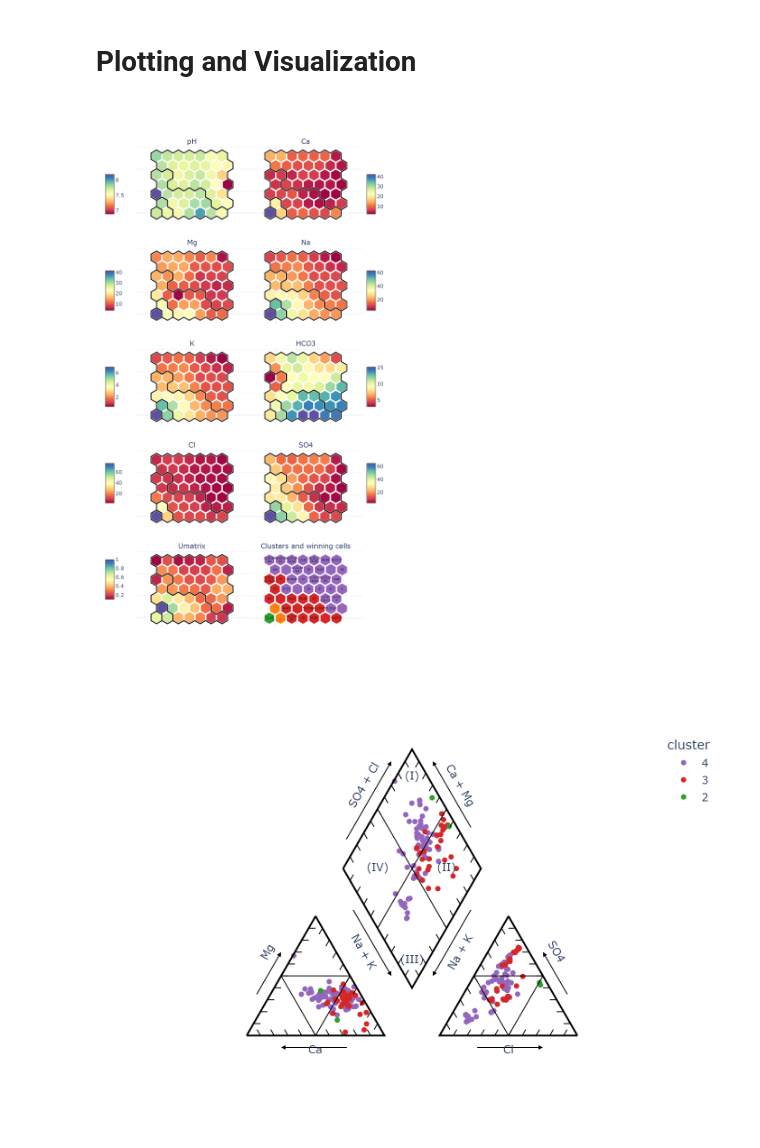
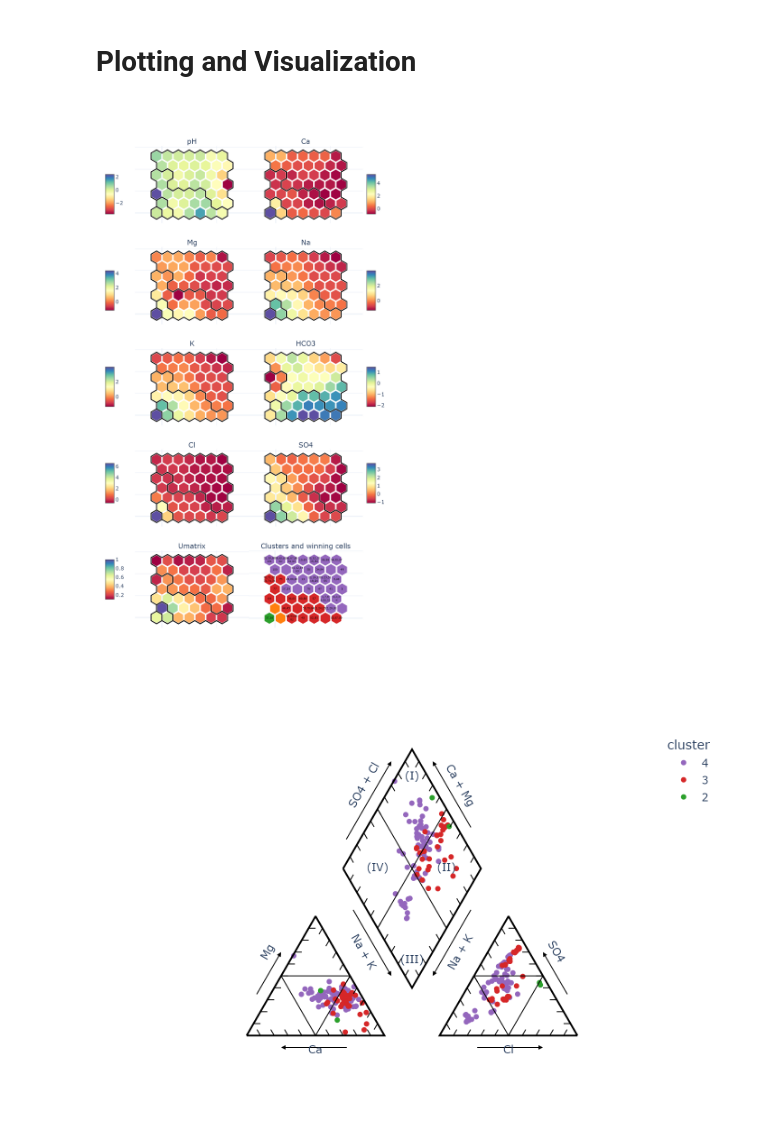
Before and after one commit to NorskRegnesentral/hydro-som, a Jupyter notebook: experimentation.ipynb, the cells around one changed output. Cells and saved outputs as stored; diff of their text form; code cells hidden in the pictures.

```diff
--- a/experimentation.ipynb
+++ b/experimentation.ipynb
@@ -164,20 +153,21 @@ cluster_results = []
 
 for i in range(2, max_clusters):
     flat_labels = hierarchy.fcluster(links, i, 'maxclust')
-    dbi = davies_bouldin_score(flat_weights, flat_labels) if len(set(flat_labels)) == i else None
-    cluster_results.append(dict(
-        n_clusters=i,
-        dbi=dbi,
-        labels=flat_labels
-    ))
+    DBI = davies_bouldin_score(flat_weights, flat_labels) if len(set(flat_labels)) == i else None
+    cluster_results.append({
+        "Number of clusters": i,
+        "DBI": DBI,
+        "labels": flat_labels,
+    })
 
 cluster_df = pd.DataFrame.from_dict(cluster_results)
-optimal_cluster = cluster_df.iloc[cluster_df['dbi'].idxmin()]
+optimal_cluster = cluster_df.iloc[cluster_df['DBI'].idxmin()]
 if number_of_clusters is None:
     selected_cluster = optimal_cluster
 else:
-    selected_cluster = cluster_df[cluster_df['n_clusters'] == number_of_clusters].iloc[0]
+    selected_cluster = cluster_df[cluster_df['Number of clusters'] == number_of_clusters].iloc[0]
 # %%
-fig = px.line(cluster_df, x='n_clusters', y='dbi', markers=True)
-fig.layout.title = f"Optimal number of clusters: {optimal_cluster['n_clusters']}"
+fig = px.line(cluster_df, x='Number of clusters', y='DBI', markers=True)
+print(f"Optimal number of clusters: {optimal_cluster["Number of clusters"]}")
+#fig.layout.title = f"Optimal number of clusters: {optimal_cluster['n_clusters']}"
 fig
@@ -214,3 +205,12 @@ for c in np.unique(node_labels):
     matches = node_labels.flatten() == c
     joined_polygon = shapely.union_all([shapely.Polygon(p) for p in node_hexagons[matches]])
     cluster_boundaries[c] = joined_polygon
+# %%
+n_cols = 8
+for lab, sub_df in df.groupby('cluster_label'):
+    print(f"Cluster {lab}: {len(sub_df)} samples")
+    for i, s in enumerate(sub_df['Sample']):
+        print(f"  {s:19}", end="")
+        if i % n_cols == n_cols - 1:
+            print()
+    print("\n")
@@ -250,7 +271,9 @@ def add_som_features(fig: go.Figure, row, col, feature_index, colorbar_settings)
     if feature_index >= weights.shape[2]:
         w = umatrix.copy()
     else:
-        w = inverse_data_transform(weights)[:, :, feature_index]
+        # Applying inverse_data_transform will re-scale the features to their original scale
+        # w = inverse_data_transform(weights)[:, :, feature_index]
+        w = weights[:, :, feature_index]
 
     w_min = w.min()
     w_max = w.max()
@@ -350,31 +373,31 @@ features_fig = make_subplots(
 )
 features_fig.layout.height = 50 + 250 * subplot_rows
 
 subplot_ix = list(
     itertools.product(range(1, subplot_rows + 1), range(1, subplot_columns + 1))
 )[:n_plots]
 
 # Feature plots
 for i, (row_index, col_index) in enumerate(subplot_ix[:len(input_columns)+1]):
     add_cluster_boundaries(features_fig, row_index, col_index)
     colorbar_settings = dict(
         thickness = 20,
         len = 0.5 * (1 / subplot_rows),
         y = 1 - (row_index - 0.5) / subplot_rows,
         x = -0.15 if col_index == 1 else 1
     )
     add_som_features(features_fig, row_index, col_index, i, colorbar_settings)
 
 add_training_cells(features_fig, subplot_ix[-1][0], subplot_ix[-1][1])
 
 
 for i, (row_index, col_index) in enumerate(subplot_ix):
     sp = features_fig.get_subplot(row_index, col_index)
     sp.yaxis.scaleanchor = sp.yaxis.anchor
     sp.yaxis.showticklabels = False
     sp.xaxis.showticklabels = False
 
 
 show_figure(features_fig)
 # %% [output]
-[figure, old version]
+[figure, new version]
```
Also changed, not shown: parts of 7 cells of this notebook.
